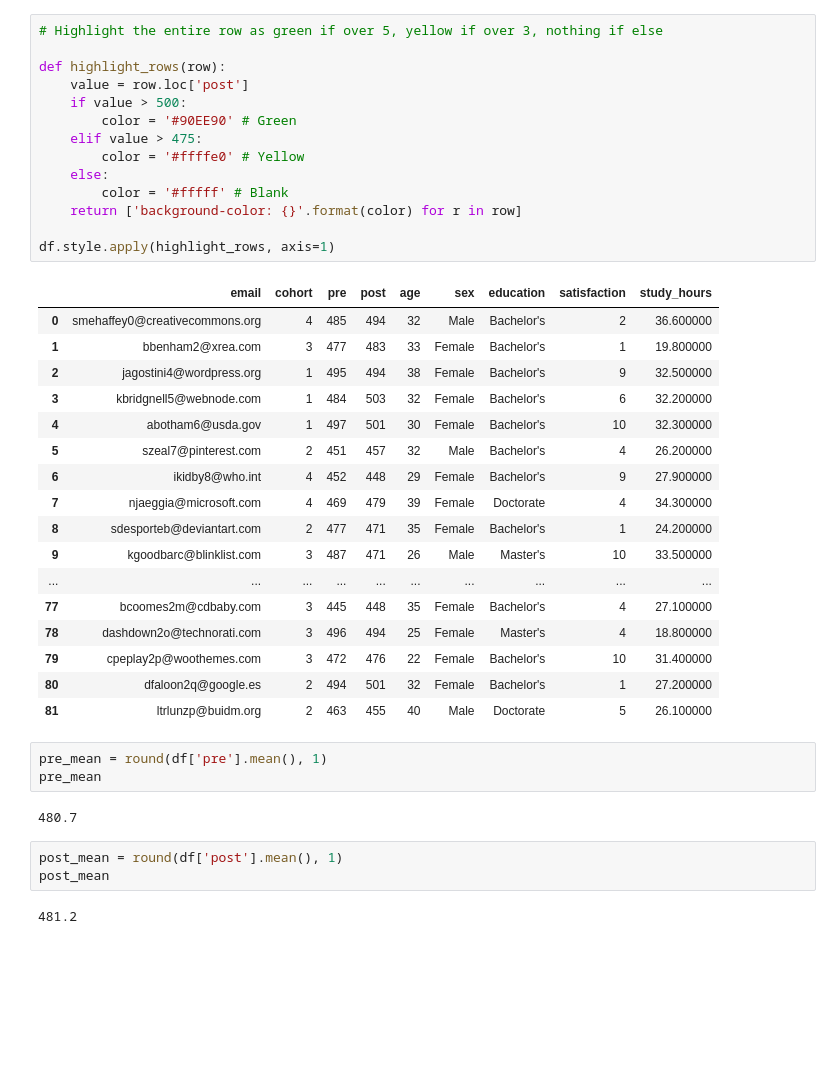
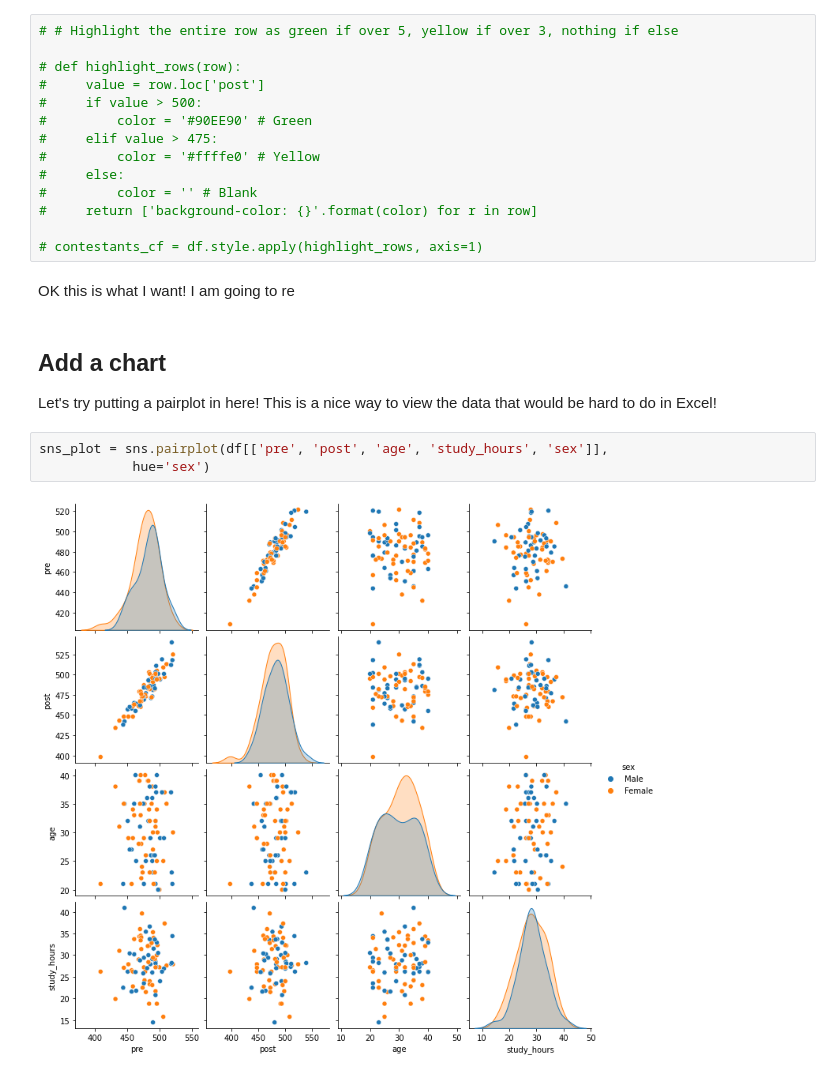
Before and after one commit to stringfestdata/modern-analytics-excel-book, a Jupyter notebook: ch_12/create-report-openpyxl.ipynb, the cells around one changed output. Cells and saved outputs as stored; diff of their text form; blank space fills up the shorter version.

```diff
--- a/ch_12/create-report-openpyxl.ipynb
+++ b/ch_12/create-report-openpyxl.ipynb
@@ -50,42 +62,25 @@ df.style.applymap(highlight_cells, subset=pd.IndexSlice[:, ['post']])
 # %%
-# Highlight the entire row as green if over 5, yellow if over 3, nothing if else
+# # Highlight the entire row as green if over 5, yellow if over 3, nothing if else
 
-def highlight_rows(row):
-    value = row.loc['post']
-    if value > 500:
-        color = '#90EE90' # Green
-    elif value > 475:
-        color = '#ffffe0' # Yellow
-    else:
-        color = '#fffff' # Blank
-    return ['background-color: {}'.format(color) for r in row]
+# def highlight_rows(row):
+#     value = row.loc['post']
+#     if value > 500:
+#         color = '#90EE90' # Green
+#     elif value > 475:
+#         color = '#ffffe0' # Yellow
+#     else:
+#         color = '' # Blank
+#     return ['background-color: {}'.format(color) for r in row]
 
-df.style.apply(highlight_rows, axis=1)
+# contestants_cf = df.style.apply(highlight_rows, axis=1)
-# %% [output]
-|  | email | cohort | pre | post | age | sex | education | satisfaction | study_hours |
-| 0 | smehaffey0@creativecommons.org | 4 | 485 | 494 | 32 | Male | Bachelor's | 2 | 36.600000 |
-| 1 | bbenham2@xrea.com | 3 | 477 | 483 | 33 | Female | Bachelor's | 1 | 19.800000 |
-| 2 | jagostini4@wordpress.org | 1 | 495 | 494 | 38 | Female | Bachelor's | 9 | 32.500000 |
-| 3 | kbridgnell5@webnode.com | 1 | 484 | 503 | 32 | Female | Bachelor's | 6 | 32.200000 |
-| 4 | abotham6@usda.gov | 1 | 497 | 501 | 30 | Female | Bachelor's | 10 | 32.300000 |
-| 5 | szeal7@pinterest.com | 2 | 451 | 457 | 32 | Male | Bachelor's | 4 | 26.200000 |
-| 6 | ikidby8@who.int | 4 | 452 | 448 | 29 | Female | Bachelor's | 9 | 27.900000 |
-| 7 | njaeggia@microsoft.com | 4 | 469 | 479 | 39 | Female | Doctorate | 4 | 34.300000 |
-| 8 | sdesporteb@deviantart.com | 2 | 477 | 471 | 35 | Female | Bachelor's | 1 | 24.200000 |
-| 9 | kgoodbarc@blinklist.com | 3 | 487 | 471 | 26 | Male | Master's | 10 | 33.500000 |
-| ... | ... | ... | ... | ... | ... | ... | ... | ... | ... |
-| 77 | bcoomes2m@cdbaby.com | 3 | 445 | 448 | 35 | Female | Bachelor's | 4 | 27.100000 |
-| 78 | dashdown2o@technorati.com | 3 | 496 | 494 | 25 | Female | Master's | 4 | 18.800000 |
-| 79 | cpeplay2p@woothemes.com | 3 | 472 | 476 | 22 | Female | Bachelor's | 10 | 31.400000 |
-| 80 | dfaloon2q@google.es | 2 | 494 | 501 | 32 | Female | Bachelor's | 1 | 27.200000 |
-| 81 | ltrlunzp@buidm.org | 2 | 463 | 455 | 40 | Male | Doctorate | 5 | 26.100000 |
-# %%
-pre_mean = round(df['pre'].mean(), 1)
-pre_mean
-# %% [output]
-480.7
-# %%
-post_mean = round(df['post'].mean(), 1)
-post_mean
-# %% [output]
-481.2
+# %% [markdown]
+OK this is what I want! I am going to re
+# %% [markdown]
+## Add a chart
+
+Let's try putting a pairplot in here! This is a nice way to view the data that would be hard to do in Excel!
+# %%
+sns_plot = sns.pairplot(df[['pre', 'post', 'age', 'study_hours', 'sex']],
+            hue='sex')
+# %% [output]
+[figure, added]
```
Also changed, not shown: parts of 16 cells of this notebook, 3 other files.
